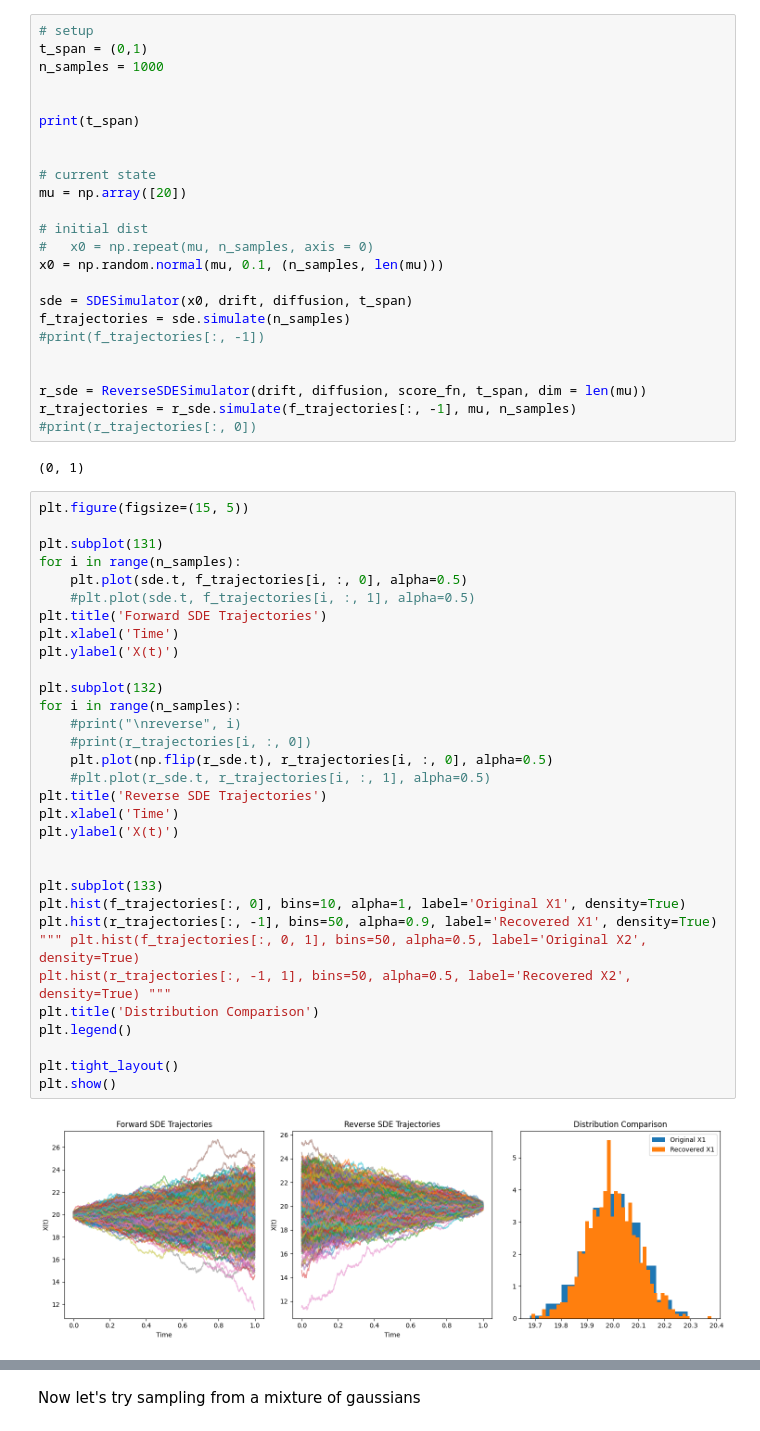
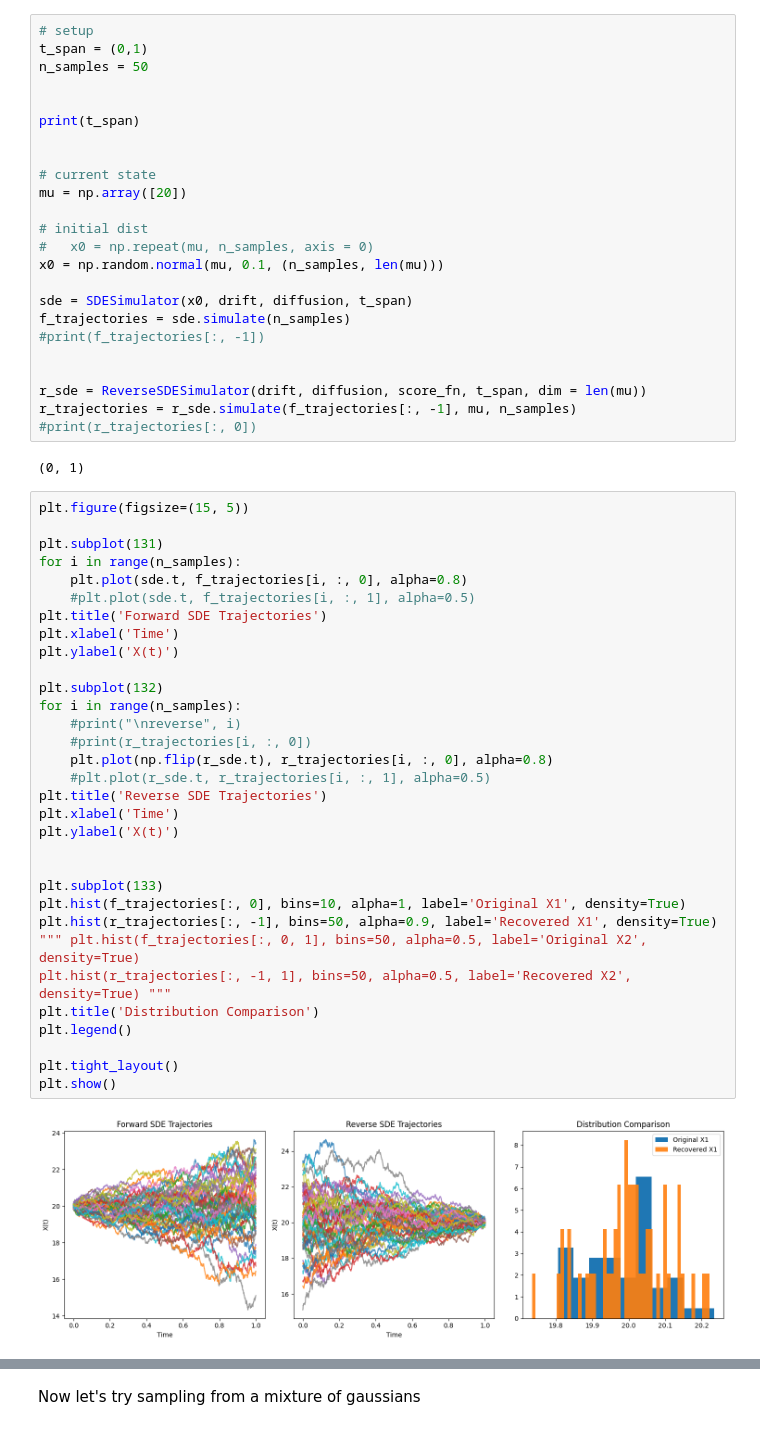
Before and after one commit to vjoshy/4600, a Jupyter notebook: initial/sde.ipynb, the cells around one changed output, grey strips where cells are left out. Saved outputs shown, nothing was run; the diff lists cells and outputs as text.

```diff
--- a/initial/sde.ipynb
+++ b/initial/sde.ipynb
@@ -93,7 +93,7 @@ variance = 0.1
 # %%
 # setup
 t_span = (0,1)
-n_samples = 1000
+n_samples = 50
 
 
 print(t_span)
@@ -120,33 +120,33 @@ r_trajectories = r_sde.simulate(f_trajectories[:, -1], mu, n_samples)
 plt.figure(figsize=(15, 5))
 
 plt.subplot(131)
 for i in range(n_samples):
-    plt.plot(sde.t, f_trajectories[i, :, 0], alpha=0.5)
+    plt.plot(sde.t, f_trajectories[i, :, 0], alpha=0.8)
     #plt.plot(sde.t, f_trajectories[i, :, 1], alpha=0.5)
 plt.title('Forward SDE Trajectories')
 plt.xlabel('Time')
 plt.ylabel('X(t)')
 
 plt.subplot(132)
 for i in range(n_samples):
     #print("\nreverse", i)
     #print(r_trajectories[i, :, 0])
-    plt.plot(np.flip(r_sde.t), r_trajectories[i, :, 0], alpha=0.5)
+    plt.plot(np.flip(r_sde.t), r_trajectories[i, :, 0], alpha=0.8)
     #plt.plot(r_sde.t, r_trajectories[i, :, 1], alpha=0.5)
 plt.title('Reverse SDE Trajectories')
 plt.xlabel('Time')
 plt.ylabel('X(t)')
 
 
 plt.subplot(133)
 plt.hist(f_trajectories[:, 0], bins=10, alpha=1, label='Original X1', density=True)
 plt.hist(r_trajectories[:, -1], bins=50, alpha=0.9, label='Recovered X1', density=True)
 """ plt.hist(f_trajectories[:, 0, 1], bins=50, alpha=0.5, label='Original X2', density=True)
 plt.hist(r_trajectories[:, -1, 1], bins=50, alpha=0.5, label='Recovered X2', density=True) """
 plt.title('Distribution Comparison')
 plt.legend()
 
 plt.tight_layout()
 plt.show()
 # %% [output]
-[figure, old version]
+[figure, new version]
```
Also changed, not shown: parts of 5 cells of this notebook, 5 other files.
